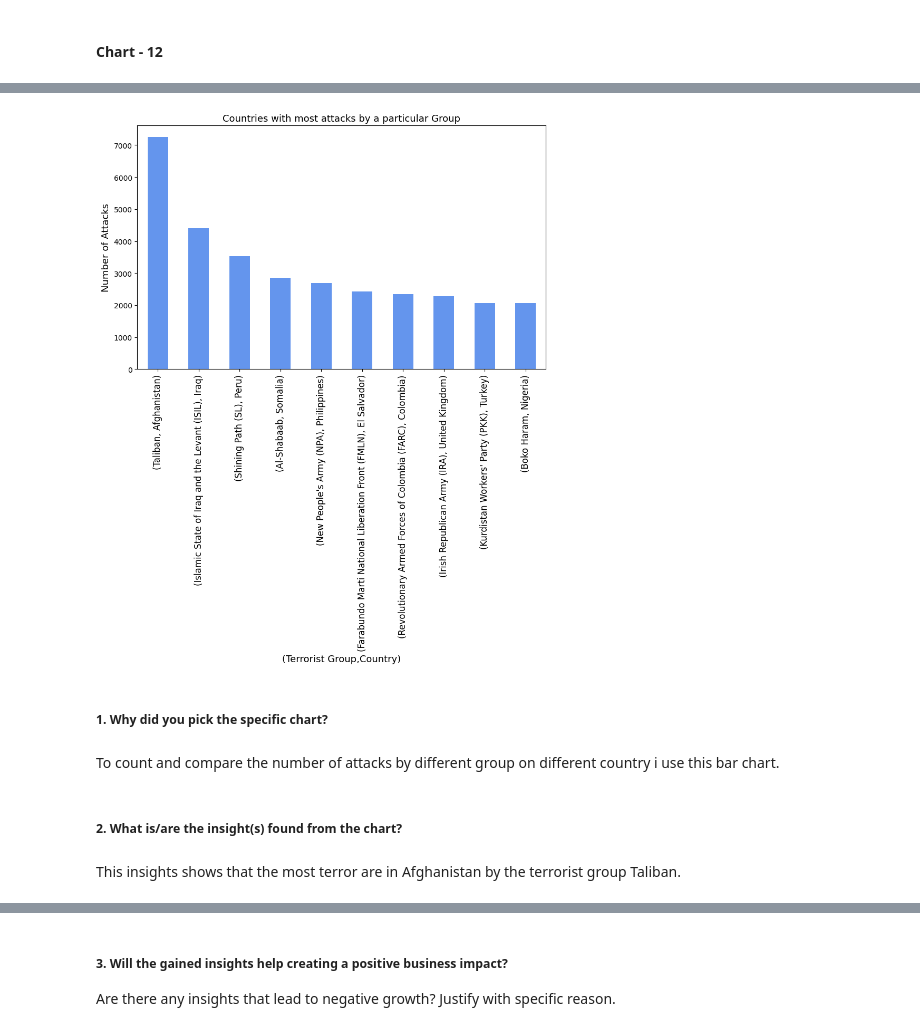
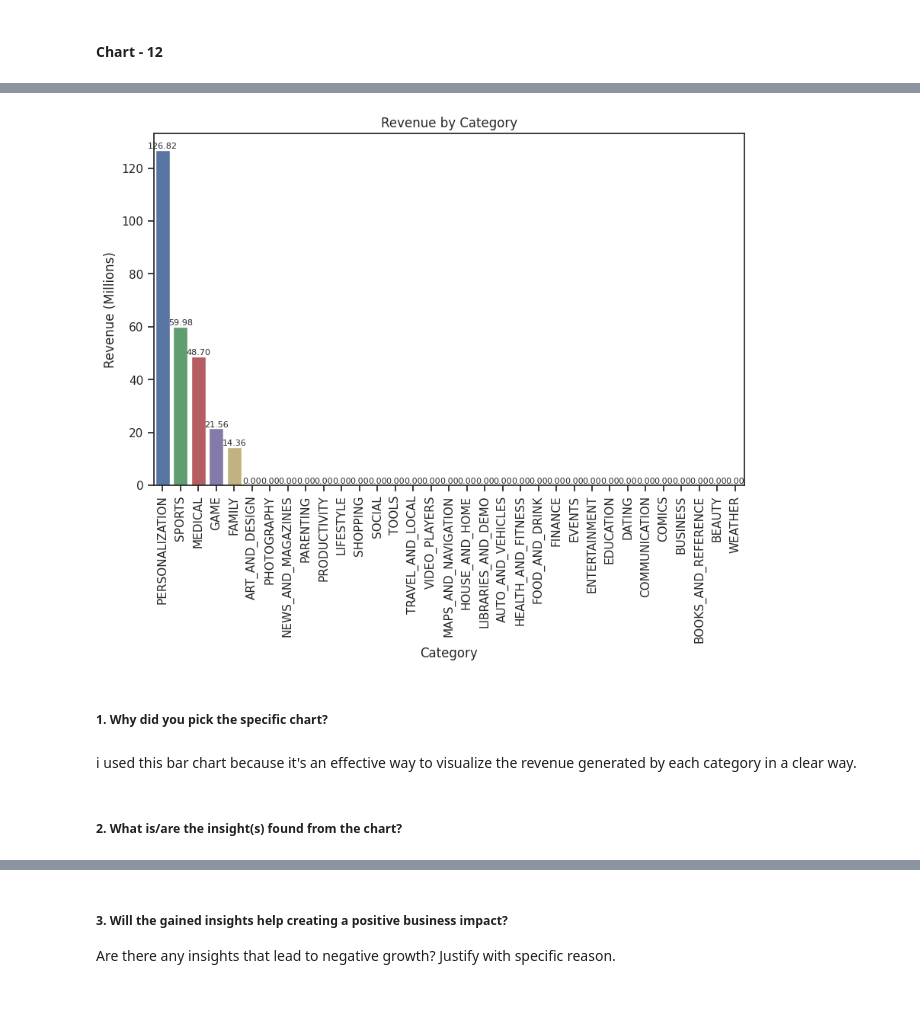
Before and after one commit to VIRU2341/alma-better-playstore, a Jupyter notebook: PLAYSTORE_EDA_analysis.ipynb, the cells around one changed output, grey strips where cells are left out. Drawn from its saved outputs; the diff is of its cells as text; code cells hidden in the pictures; blank space fills up the shorter version.

```diff
--- a/PLAYSTORE_EDA_analysis.ipynb
+++ b/PLAYSTORE_EDA_analysis.ipynb
@@ -1128,18 +1097,41 @@ dtype: int64
-# %%
-# Chart - 12 visualization code
-grpcountry.head(10).plot(kind="bar",color="cornflowerblue",figsize=(10,6))
-plt.title("Countries with most attacks by a particular Group",fontsize=13)
-plt.xlabel("(Terrorist Group,Country)",fontsize=13)
-plt.xticks(fontsize=12)
-plt.ylabel("Number of Attacks",fontsize=13)
-plt.show()
-# %% [output]
-[figure, removed]
+# %%
+# Chart - 12 visualization code
+
+# merge the data on the app
+merged_data = pd.merge(df, user_reviews_data, on='App')
+
+# calculating the revenue by category
+merged_data['Revenue'] = merged_data['Installs'] * merged_data['Price']
+revenue_by_category = merged_data.groupby('Category')['Revenue'].sum()
+
+# convert revenue to million
+revenue_by_category /= 1000000
+
+# sorting by revenue in descending order
+revenue_by_category = revenue_by_category.sort_values(ascending=False)
+
+# adding custom color palette with 6 colors
+custom_palette = sns.color_palette(['#4c72b0', '#55a868', '#c44e52', '#8172b2', '#ccb974', '#64b5cd'])
+
+# now using bar chart of revenue by category
+plt.figure(figsize=(10, 6))
+sns.barplot(x=revenue_by_category.index, y=revenue_by_category.values, palette=custom_palette)
+plt.xticks(rotation=90)
+plt.xlabel("Category")
+plt.ylabel("Revenue (Millions)")
+plt.title("Revenue by Category")
+
+# adding actual revenue values to the bar chart
+for i, val in enumerate(revenue_by_category.values):
+    plt.annotate("{:.2f}".format(val), (i, val), ha='center', va='bottom', fontsize=8)
+
+# now time to print
+plt.show()
+# %% [output]
+[figure, added]
 # %% [markdown]
 ##### 1. Why did you pick the specific chart?
-# %% [markdown]
-To count and compare the number of attacks by different group on different country  i use this bar chart.
+# %% [markdown]
+i used this bar chart because it's an effective way to visualize the revenue generated by each category in a clear way.
 # %% [markdown]
 ##### 2. What is/are the insight(s) found from the chart?
-# %% [markdown]
-This insights shows that the most terror are in Afghanistan by the terrorist group Taliban.
```
Also changed, not shown: parts of 43 cells of this notebook.
